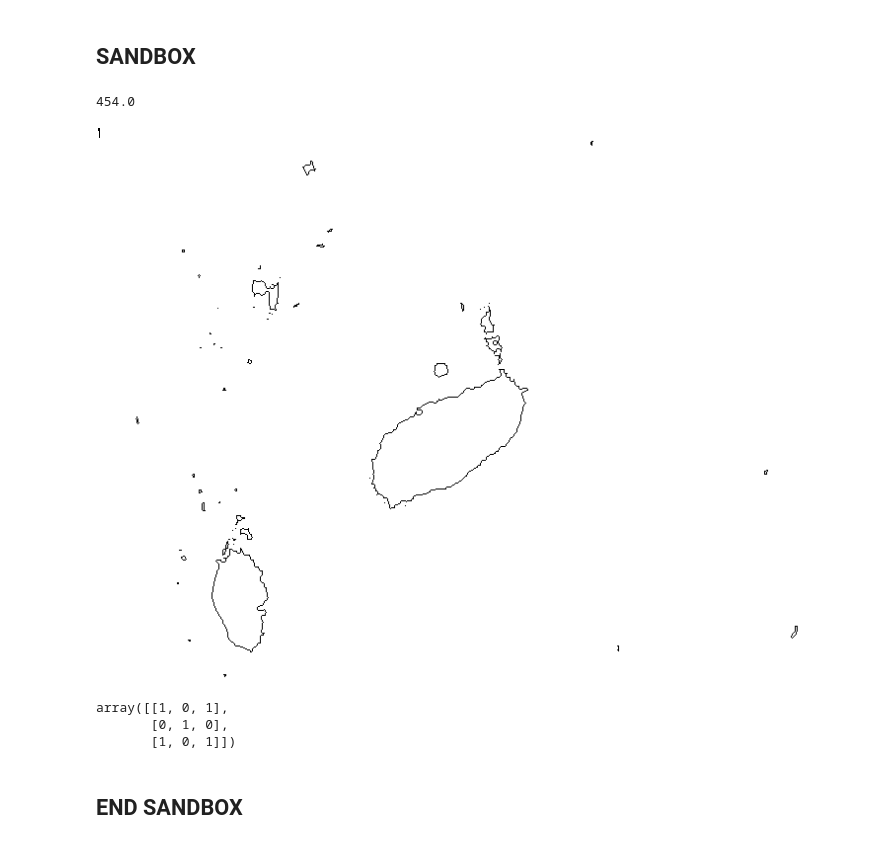
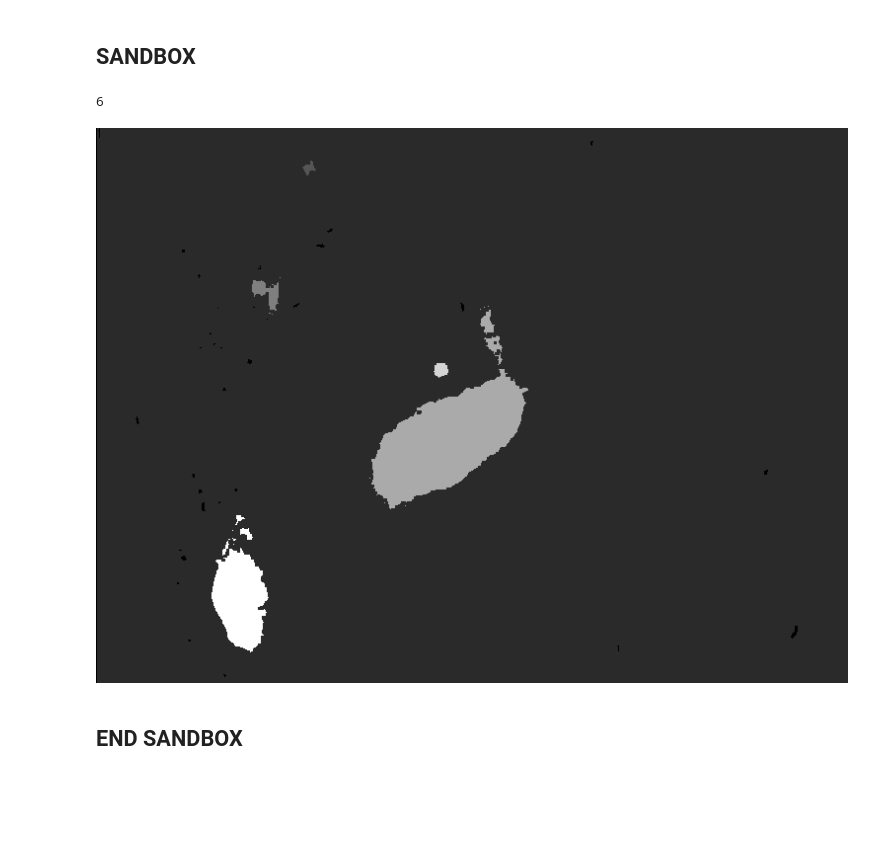
Before and after one commit to pickledherring/image_analysis, a Jupyter notebook: main.ipynb, the cells around one changed output. Saved outputs shown, nothing was run; the diff lists cells and outputs as text; code cells hidden in the pictures; blank space fills up the shorter version.

```diff
--- a/main.ipynb
+++ b/main.ipynb
@@ -673,46 +785,16 @@ crop_img = [x[3:-3] for x in img[3:-3]]
-# %%
-seg = k_means_quantize(crop_img, 2)
-# just to clean it up a bit
-clean = dilate(erode(seg, weights=dilate_erode_weights), weights=dilate_erode_weights)
-get_perimeter(clean)
-# %% [output]
-454.0
-# %%
-seg = k_means_quantize(crop_img, 2)
-# just to clean it up a bit
-clean = dilate(erode(seg, weights=dilate_erode_weights), weights=dilate_erode_weights)
-dilated = dilate(clean, weights=dilate_erode_weights)
-
-width = len(dilated[0])
-length = len(dilated)
-dilated_1d = ravel(dilated) + 255
-clean_1d = ravel(clean)
-
-outlines = dilated_1d - clean_1d
-# outlines = reshape(outlines, (length, width))
-
-output = Image.new("L", [width, length])
-output.putdata(outlines)
-output
-# %% [output]
-[figure, removed]
-# %%
-a = [[1, 0, 1], [0, 0, 0], [1, 0, 1]]
-b = [[1, 1, 1], [1, 0, 1], [1, 1, 1]]
-
-width = len(a[0])
-length = len(a)
-aa = ravel(a) + 1
-bb = ravel(b)
-
-c = aa - bb
-
-c = reshape(c, (length, width))
-c
-# %% [output]
-array([[1, 0, 1],
-       [0, 1, 0],
-       [1, 0, 1]])
+# %%
+width = len(clean[0])
+length = len(clean)
+
+clustered, num_clusters = dbscan(clean)
+clustered_1d = ravel(clustered)
+output = Image.new("L", [width, length])
+output.putdata(clustered_1d)
+print(num_clusters)
+output
+# %% [output]
+6
+[figure, added]
 # %% [markdown]
 ## END SANDBOX
 # %%
```
Also changed, not shown: parts of 6 cells of this notebook.
